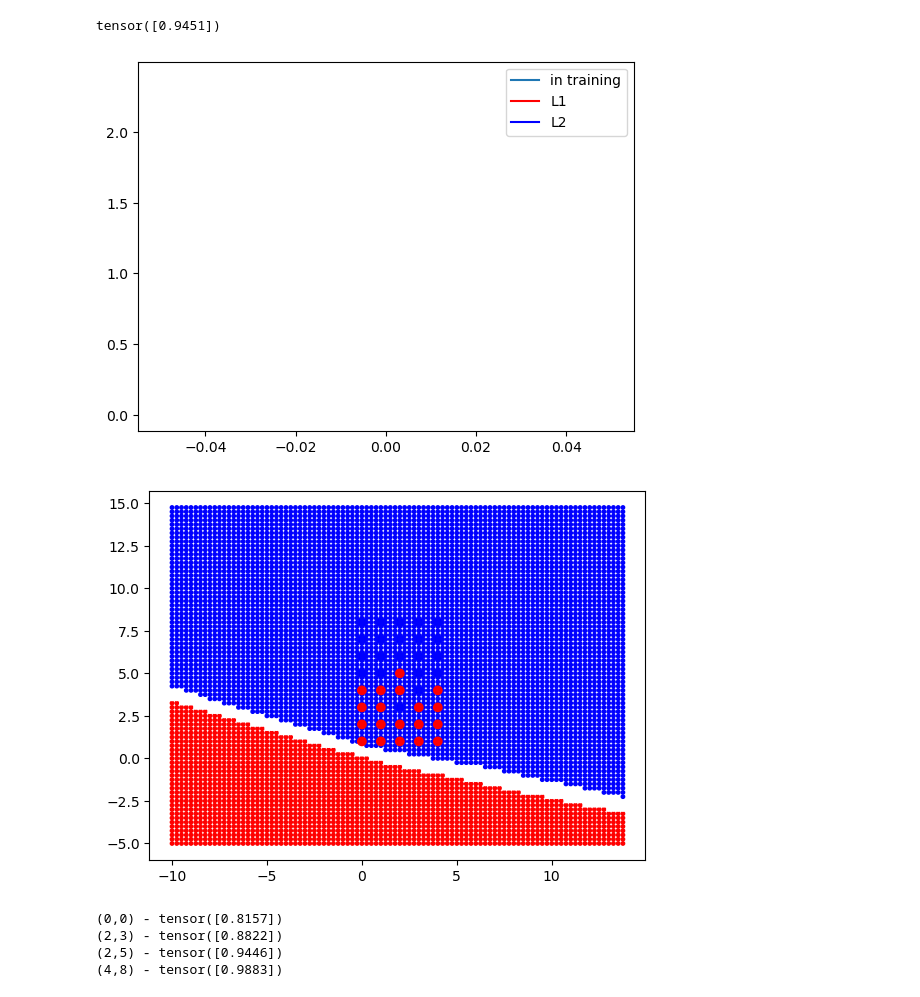
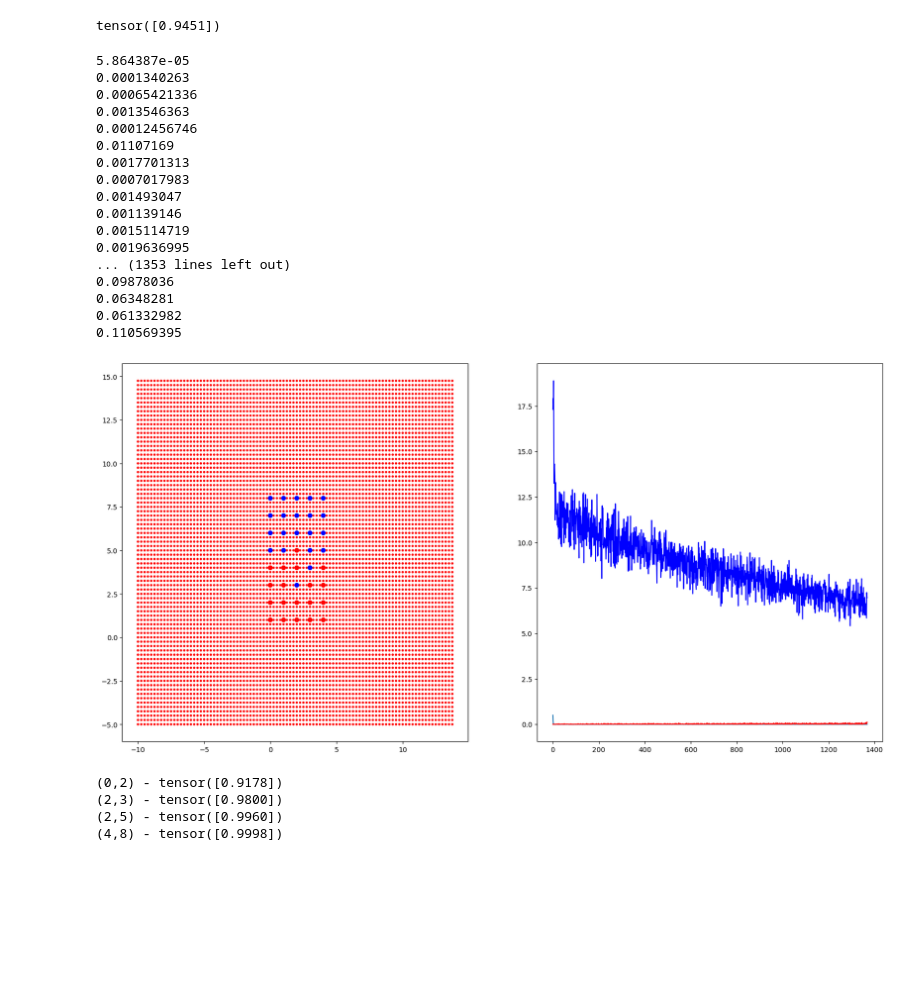
Before and after one commit to PatatoBy/SEAI, a Jupyter notebook: modello_fiaschi.ipynb, the cells around one changed output. Saved outputs shown, nothing was run; the diff lists cells and outputs as text; code cells hidden in the pictures; blank space fills up the shorter version.

Commit message:
Visuals

```diff
--- a/modello_fiaschi.ipynb
+++ b/modello_fiaschi.ipynb
@@ -228,7 +229,7 @@ err_L1 = []
 err_L2 = []
 
 e_L1 = 1e-4
-while e_L1 < 0.2:
+while e_L1 < .1:
     e = modello.train(dl0, 'L2')
     err.append(e)
 
@@ -236,35 +237,52 @@ while e_L1 < 0.2:
     err_L1.append(e_L1)
     e_L2 = modello.test(dl0)
     err_L2.append(e_L2)
-
-plt.plot([x for x in range(len(err))], err,label='in training')
-plt.plot([x for x in range(len(err_L1))], err_L1,label='L1',color='red')
-plt.plot([x for x in range(len(err_L2))], err_L2,label='L2',color = 'blue')
-plt.legend()
-plt.show()
 # %% [output]
-[figure, removed]
+5.864387e-05
+0.0001340263
+0.00065421336
+0.0013546363
+0.00012456746
+0.01107169
+0.0017701313
+0.0007017983
+0.001493047
+0.001139146
+0.0015114719
+0.0019636995
+... (1353 lines left out)
+0.09878036
+0.06348281
+0.061332982
+0.110569395
 # %%
 #PLOT FASE 2
+# while modello(torch.tensor([2.,5.])).detach().numpy() > 0.45:
+#     modello.train(dl0, 'L2')
 
+fig, plot = plt.subplots(1, 2, figsize=(20, 10))
 with torch.no_grad():
     points = [[x/4, y/4, modello(torch.tensor([x/4*1.0,y/4*1.0]))] for x in range(-10*4,14*4) for y in range(-5*4,15*4)]
     colori = ['blue' if p[2][0] < 0.4 else 'red' if p[2][0] > 0.6 else 'white' for p in points]
-    plt.scatter([p[0] for p in points], [p[1] for p in points], c = colori, s=6)
-    plt.scatter([p[0] for p in dataset],[p[1] for p in dataset], c=['red' if i == 1 else 'blue' for i in labels])
+
+    plot[0].scatter([p[0] for p in points], [p[1] for p in points], c = colori, s=6)
+    plot[0].scatter([p[0] for p in dataset],[p[1] for p in dataset], c=['red' if i == 1 else 'blue' for i in labels])
+    plot[1].plot([x for x in range(len(err))], err,label='in training')
+    plot[1].plot([x for x in range(len(err_L1))], err_L1,label='L1',color='red')
+    plot[1].plot([x for x in range(len(err_L2))], err_L2,label='L2',color = 'blue')
     plt.show()
 
 # RED -> y == 1 [NON DEVE ENTRARE]
 # BLUE -> y == 0 [PUO ENTRARE]
 # WHITE -> indecisione
 # %% [output]
-[figure, old version]
+[figure, new version]
 # %%
-ptt = [(0,0),(2,3),(2,5),(4,8)]
+ptt = [(0,2),(2,3),(2,5),(4,8)]
 for x, y in ptt:
     print(f'({x},{y}) - {modello(torch.tensor([x,y], dtype = torch.float))}')
 # %% [output]
-(0,0) - tensor([0.8157])
-(2,3) - tensor([0.8822])
-(2,5) - tensor([0.9446])
-(4,8) - tensor([0.9883])
+(0,2) - tensor([0.9178])
+(2,3) - tensor([0.9800])
+(2,5) - tensor([0.9960])
+(4,8) - tensor([0.9998])
```
Also changed, not shown: parts of 1 cell of this notebook.
